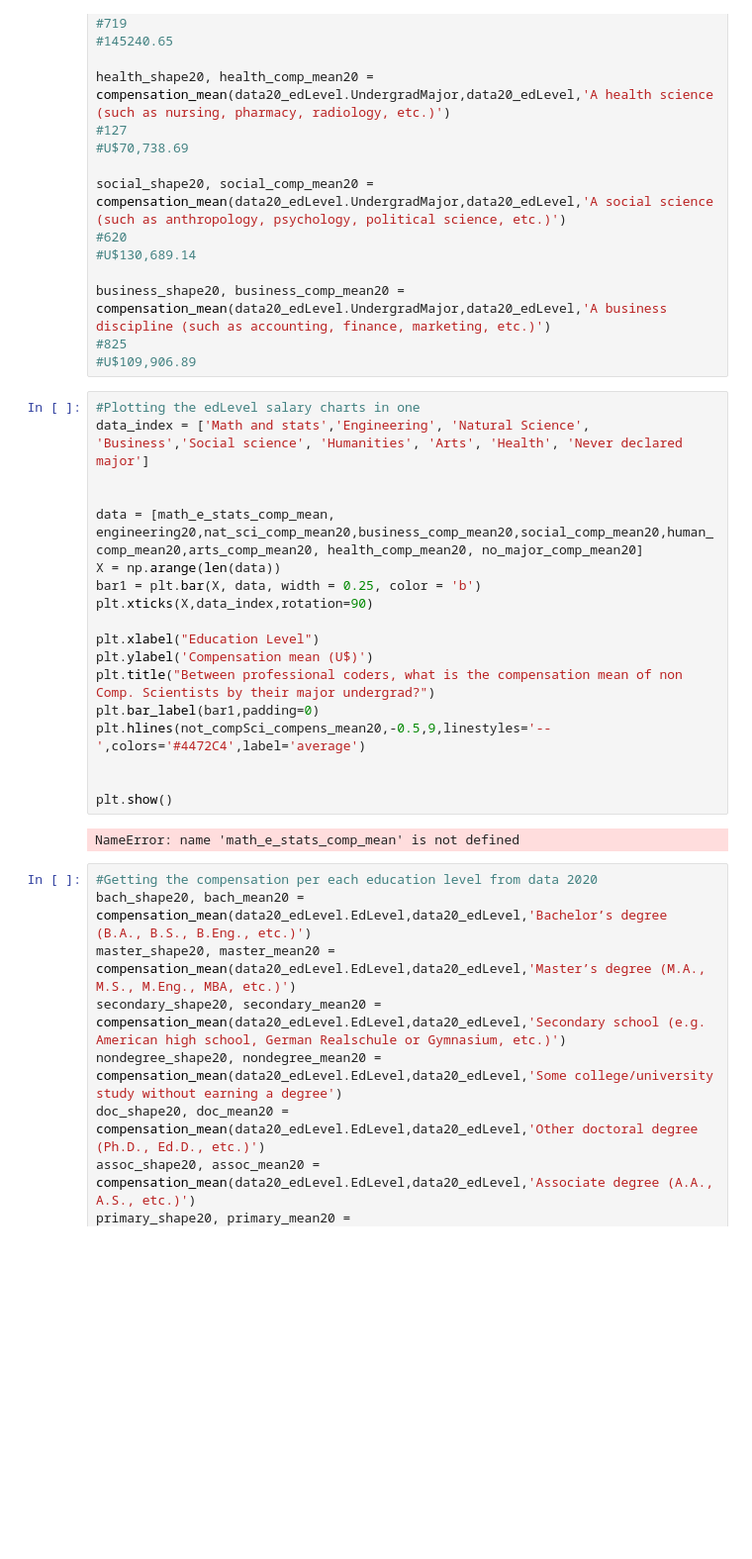
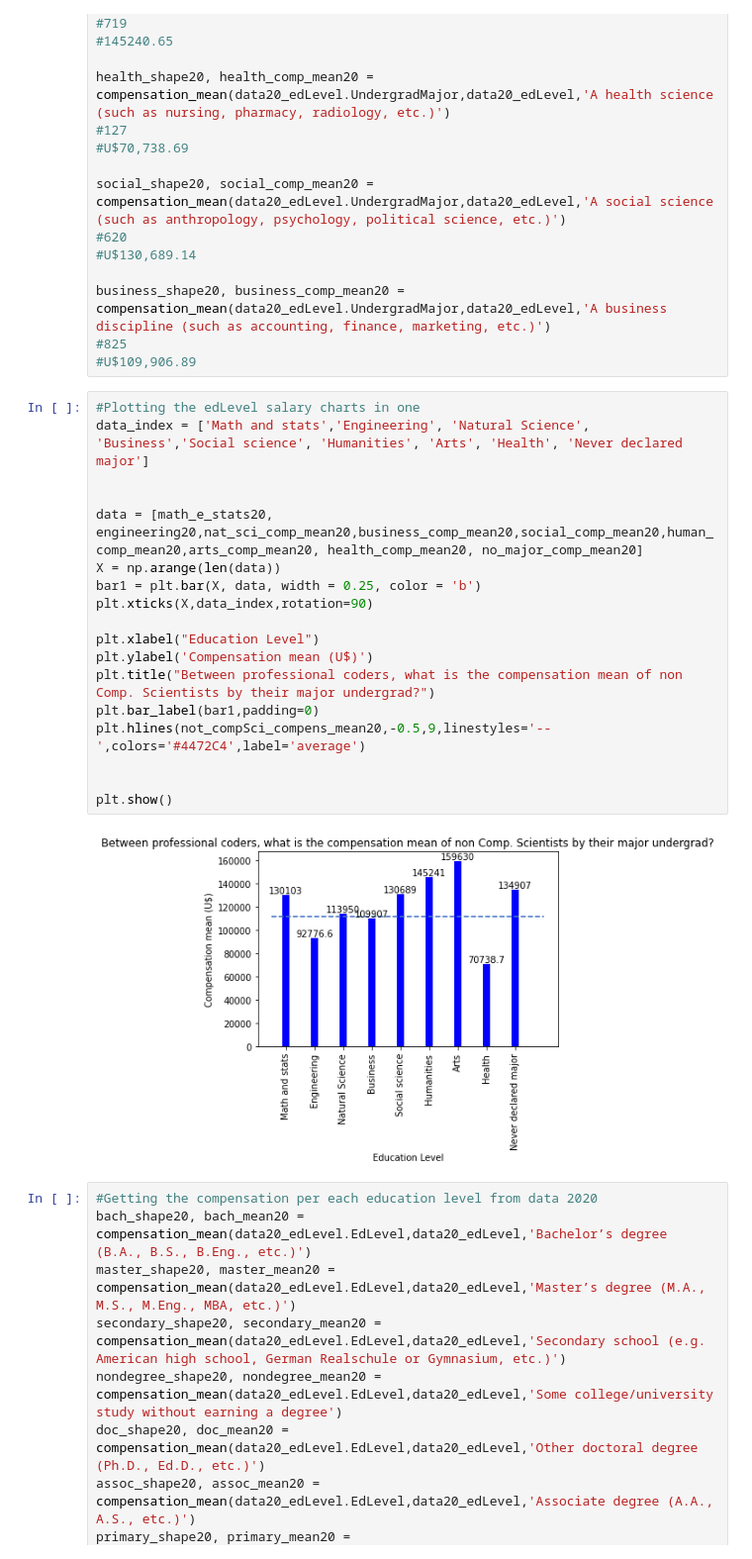
Before and after one commit to NataliaKitaoka/coder-evolution, a Jupyter notebook: coder-evolution.ipynb, the cells around one changed output. Shown: that part at 99% size. Saved outputs shown, nothing was run; the diff lists cells and outputs as text; blank space fills up the shorter version.

```diff
--- a/coder-evolution.ipynb
+++ b/coder-evolution.ipynb
@@ -644,23 +676,23 @@ business_shape20, business_comp_mean20 = compensation_mean(data20_edLevel.Underg
 # %%
 #Plotting the edLevel salary charts in one
 data_index = ['Math and stats','Engineering', 'Natural Science', 'Business','Social science', 'Humanities', 'Arts', 'Health', 'Never declared major']
 
 
-data = [math_e_stats_comp_mean, engineering20,nat_sci_comp_mean20,business_comp_mean20,social_comp_mean20,human_comp_mean20,arts_comp_mean20, health_comp_mean20, no_major_comp_mean20]
+data = [math_e_stats20, engineering20,nat_sci_comp_mean20,business_comp_mean20,social_comp_mean20,human_comp_mean20,arts_comp_mean20, health_comp_mean20, no_major_comp_mean20]
 X = np.arange(len(data))
 bar1 = plt.bar(X, data, width = 0.25, color = 'b')
 plt.xticks(X,data_index,rotation=90)
 
 plt.xlabel("Education Level")
 plt.ylabel('Compensation mean (U$)')
 plt.title("Between professional coders, what is the compensation mean of non Comp. Scientists by their major undergrad?")
 plt.bar_label(bar1,padding=0)
 plt.hlines(not_compSci_compens_mean20,-0.5,9,linestyles='--',colors='#4472C4',label='average')
 
 
 plt.show()
 # %% [output]
-NameError: name 'math_e_stats_comp_mean' is not defined
+[figure, added]
 # %%
 #Getting the compensation per each education level from data 2020
 bach_shape20, bach_mean20 = compensation_mean(data20_edLevel.EdLevel,data20_edLevel,'Bachelor’s degree (B.A., B.S., B.Eng., etc.)')
```
Also changed, not shown: parts of 47 cells of this notebook.
